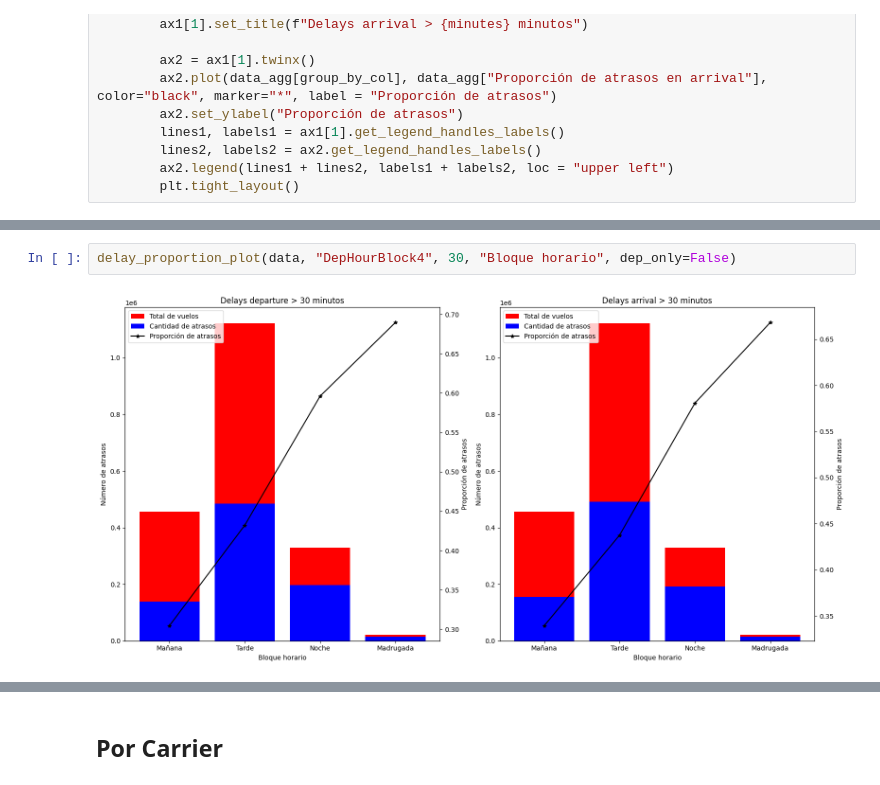
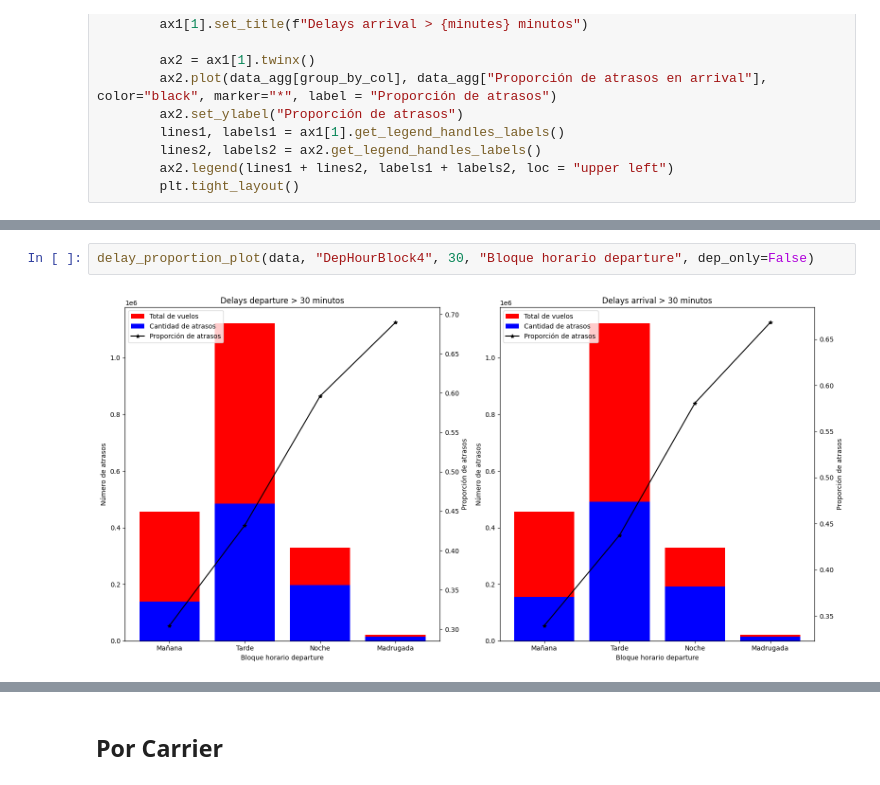
Before and after one commit to DiegoLeonG96/proyecto-pydatascience-udd, a Jupyter notebook: 03_Visualizaciones.ipynb, the cells around one changed output, grey strips where cells are left out. Drawn from its saved outputs; the diff is of its cells as text.

```diff
--- a/03_Visualizaciones.ipynb
+++ b/03_Visualizaciones.ipynb
@@ -117,4 +162,4 @@ delay_proportion_plot(data, "DepHourBlock4", 20, "Bloque horario", dep_only=Fals
 # %%
-delay_proportion_plot(data, "DepHourBlock4", 30, "Bloque horario", dep_only=False)
+delay_proportion_plot(data, "DepHourBlock4", 30, "Bloque horario departure", dep_only=False)
 # %% [output]
-[figure, old version]
+[figure, new version]
```
Also changed, not shown: parts of 26 cells of this notebook.
